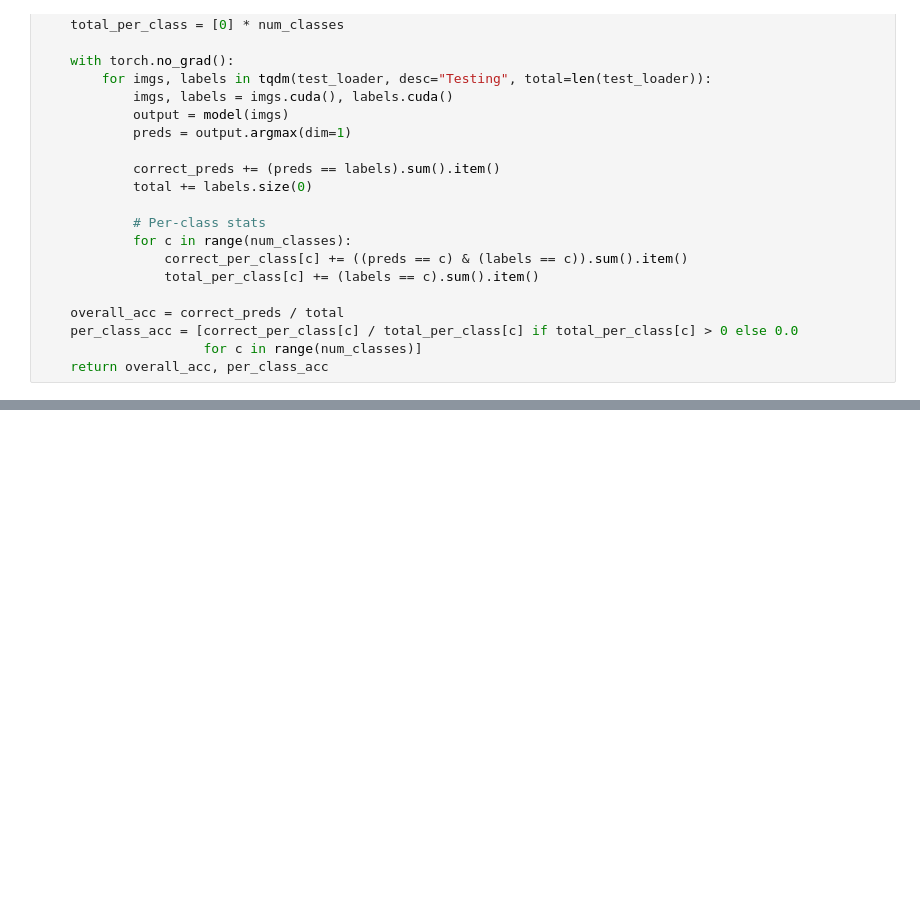
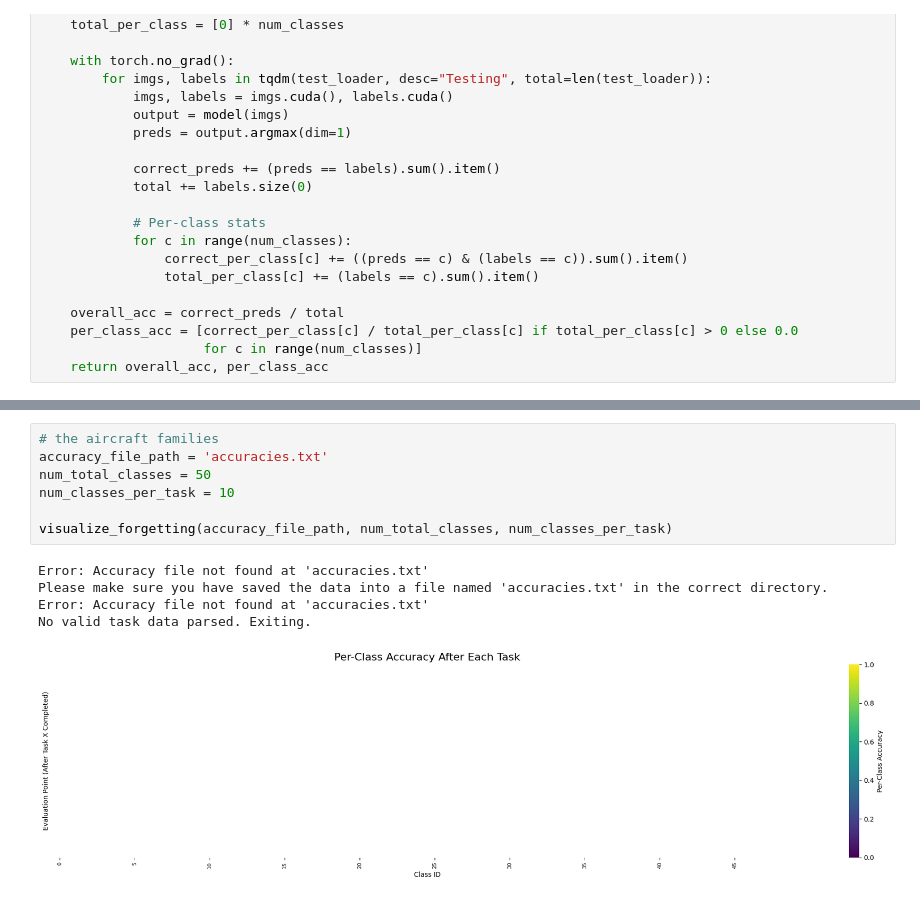
Before and after one commit to avelynkwong/fg-continual-learning, a Jupyter notebook: eda2_ewc_replay.ipynb, the cells around one changed output, grey strips where cells are left out. Cells and saved outputs as stored; diff of their text form; blank space fills up the shorter version.

```diff
--- a/eda2_ewc_replay.ipynb
+++ b/eda2_ewc_replay.ipynb
@@ -870,0 +1291,13 @@ Epoch 11/15, Task Loss: 0.0116, EWC Penalty: 0.0000, Replay Loss: 0.0000, Total
+# %%
+# the aircraft families
+accuracy_file_path = 'accuracies.txt'
+num_total_classes = 50
+num_classes_per_task = 10
+
+visualize_forgetting(accuracy_file_path, num_total_classes, num_classes_per_task)
+# %% [output]
+Error: Accuracy file not found at 'accuracies.txt'
+Please make sure you have saved the data into a file named 'accuracies.txt' in the correct directory.
+Error: Accuracy file not found at 'accuracies.txt'
+No valid task data parsed. Exiting.
+[figure, added]
```
Also changed, not shown: parts of 23 cells of this notebook.
